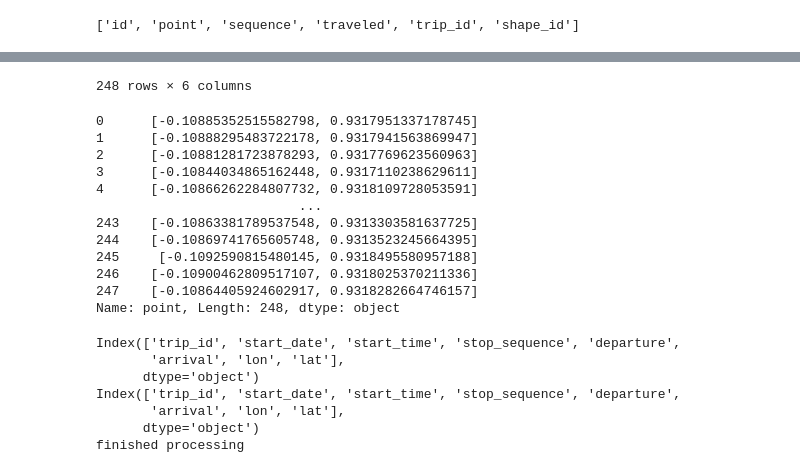
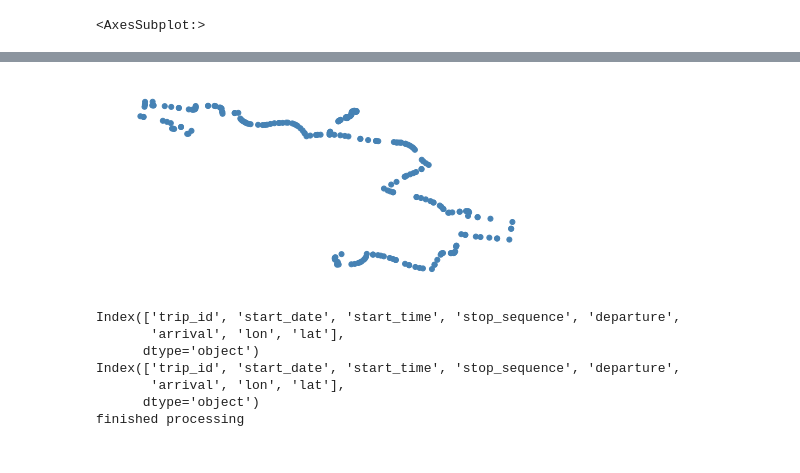
Before and after one commit to Drakodav/backend_d-dub, a Jupyter notebook: ml/processing/gtfs_process.ipynb, the cells around one changed output, grey strips where cells are left out. Cells and saved outputs as stored; diff of their text form; code cells hidden in the pictures.

```diff
--- a/ml/processing/gtfs_process.ipynb
+++ b/ml/processing/gtfs_process.ipynb
@@ -91,7 +84,7 @@ stop_df
 # get all the stop data and add the lat lon columns
 def get_shape_points_df(trip_id= '7218.10455.2-104-gad-1.83.O'):
     query = """
-    select shape_point.id, shape_point.point, shape_point.sequence, shape_point.traveled,
+    select shape_point.id, shape_point.point as geom, shape_point.sequence, shape_point.traveled,
         trip.trip_id, trip.shape_id
     from shape_point
     join shape on shape.id = shape_point.shape_id
@@ -101,21 +94,12 @@ def get_shape_points_df(trip_id= '7218.10455.2-104-gad-1.83.O'):
     group by trip.id, shape_point.id
     ;
     """.format(trip_id).lstrip()
-    res = run_query(query)
 
-    # shape_data = []
-    # for s in res:
-    #     id, coords = s[0], GEOSGeometry(s[1]).coords
-    #     lon, lat = coords[1], coords[0]
-
-    #     shape_data.append([id, lon, lat])
-
-    df = pd.DataFrame(res, columns=['id', 'point', 'sequence', 'traveled', 'trip_id', 'shape_id'])
-    # df = df.merge(pd.DataFrame(shape_data, columns=['id', 'lat', 'lon']), on=['id'])
-    # df['point'] = df['point'].apply(lambda p: GEOSGeometry(p))
+    df = gpd.GeoDataFrame.from_postgis(query, conn)
     return df
 
 shape_p_df = get_shape_points_df()
-shape_p_df
+# shape_p_df
+geoplot.pointplot(shape_p_df)
 # %% [output]
-['id', 'point', 'sequence', 'traveled', 'trip_id', 'shape_id']
+<AxesSubplot:>
@@ -134,20 +106,4 @@ shape_p_df
-248 rows × 6 columns
+[figure, added]
-# %%
-shape_p_df['point'].apply(lambda p: np.radians(GEOSGeometry(p).coords))
-# haversine()
-# %% [output]
-0      [-0.10885352515582798, 0.9317951337178745]
-1      [-0.10888295483722178, 0.9317941563869947]
-2      [-0.10881281723878293, 0.9317769623560963]
-3      [-0.10844034865162448, 0.9317110238629611]
-4      [-0.10866262284807732, 0.9318109728053591]
-                          ...
-243    [-0.10863381789537548, 0.9313303581637725]
-244    [-0.10869741765605748, 0.9313523245664395]
-245     [-0.1092590815480145, 0.9318495580957188]
-246    [-0.10900462809517107, 0.9318025370211336]
-247    [-0.10864405924602917, 0.9318282664746157]
-Name: point, Length: 248, dtype: object
 # %%
 # here we split the data into smaller chunks by getting rid
 # of what we dont need
```
Also changed, not shown: parts of 4 cells of this notebook, 1 other file.
